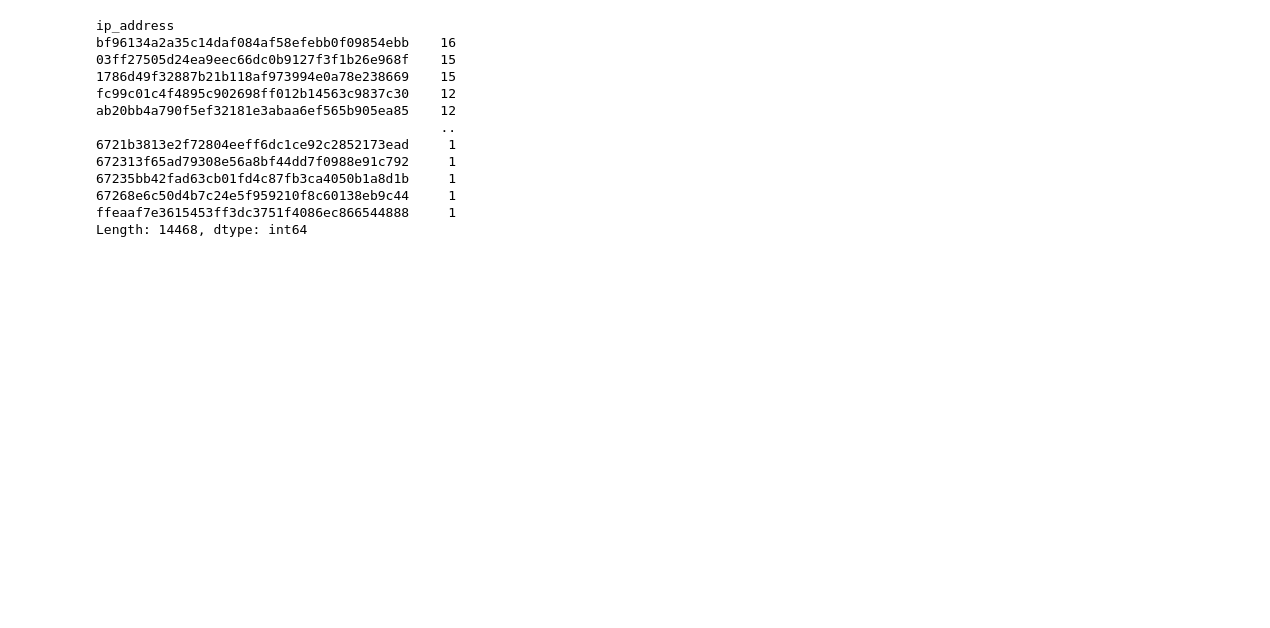
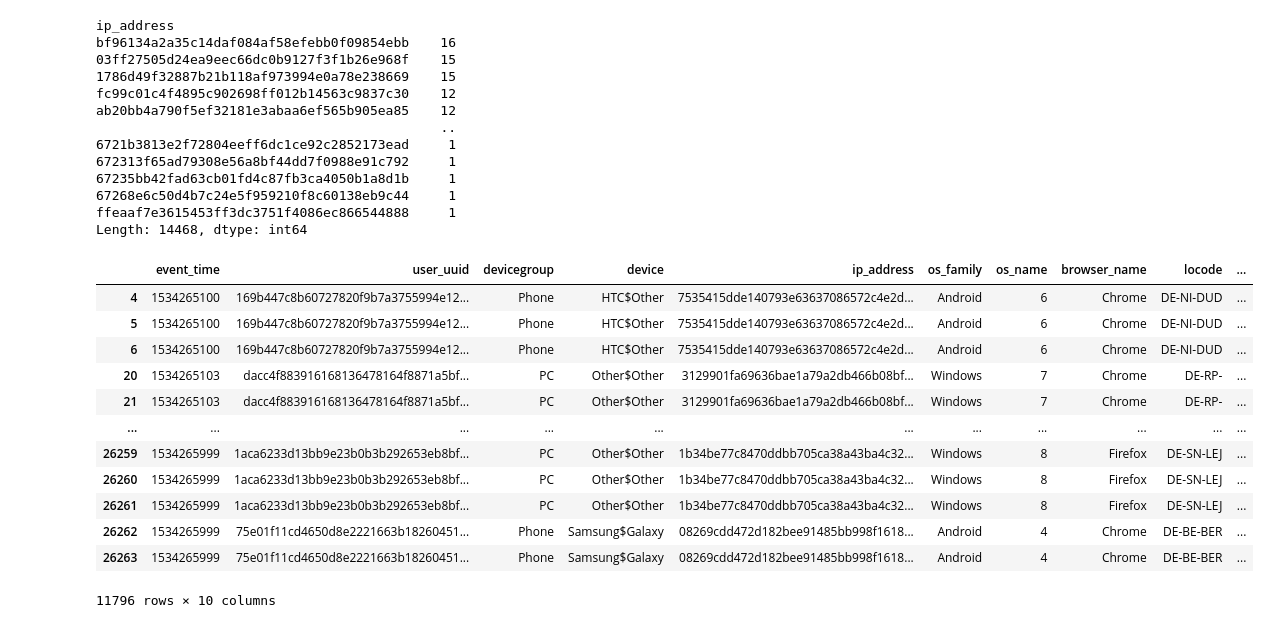
Before and after one commit to piotr-druzdzel/Graphs-for-Household-Devices, a Jupyter notebook: main.ipynb, the cells around one changed output. Drawn from its saved outputs; the diff is of its cells as text; code cells hidden in the pictures; blank space fills up the shorter version.

```diff
--- a/main.ipynb
+++ b/main.ipynb
@@ -282,3 +288,19 @@ ab20bb4a790f5ef32181e3abaa6ef565b905ea85    12
 67268e6c50d4b7c24e5f959210f8c60138eb9c44     1
 ffeaaf7e3615453ff3dc3751f4086ec866544888     1
 Length: 14468, dtype: int64
+# %%
+df[df.ip_address.duplicated()]
+# %% [output]
+|  | event_time | user_uuid | devicegroup | device | ip_address | os_family | os_name | browser_name | locode | ... |
+| 4 | 1534265100 | 169b447c8b60727820f9b7a3755994e12... | Phone | HTC$Other | 7535415dde140793e63637086572c4e2d... | Android | 6 | Chrome | DE-NI-DUD | ... |
+| 5 | 1534265100 | 169b447c8b60727820f9b7a3755994e12... | Phone | HTC$Other | 7535415dde140793e63637086572c4e2d... | Android | 6 | Chrome | DE-NI-DUD | ... |
+| 6 | 1534265100 | 169b447c8b60727820f9b7a3755994e12... | Phone | HTC$Other | 7535415dde140793e63637086572c4e2d... | Android | 6 | Chrome | DE-NI-DUD | ... |
+| 20 | 1534265103 | dacc4f883916168136478164f8871a5bf... | PC | Other$Other | 3129901fa69636bae1a79a2db466b08bf... | Windows | 7 | Chrome | DE-RP- | ... |
+| 21 | 1534265103 | dacc4f883916168136478164f8871a5bf... | PC | Other$Other | 3129901fa69636bae1a79a2db466b08bf... | Windows | 7 | Chrome | DE-RP- | ... |
+| ... | ... | ... | ... | ... | ... | ... | ... | ... | ... | ... |
+| 26259 | 1534265999 | 1aca6233d13bb9e23b0b3b292653eb8bf... | PC | Other$Other | 1b34be77c8470ddbb705ca38a43ba4c32... | Windows | 8 | Firefox | DE-SN-LEJ | ... |
+| 26260 | 1534265999 | 1aca6233d13bb9e23b0b3b292653eb8bf... | PC | Other$Other | 1b34be77c8470ddbb705ca38a43ba4c32... | Windows | 8 | Firefox | DE-SN-LEJ | ... |
+| 26261 | 1534265999 | 1aca6233d13bb9e23b0b3b292653eb8bf... | PC | Other$Other | 1b34be77c8470ddbb705ca38a43ba4c32... | Windows | 8 | Firefox | DE-SN-LEJ | ... |
+| 26262 | 1534265999 | 75e01f11cd4650d8e2221663b18260451... | Phone | Samsung$Galaxy | 08269cdd472d182bee91485bb998f1618... | Android | 4 | Chrome | DE-BE-BER | ... |
+| 26263 | 1534265999 | 75e01f11cd4650d8e2221663b18260451... | Phone | Samsung$Galaxy | 08269cdd472d182bee91485bb998f1618... | Android | 4 | Chrome | DE-BE-BER | ... |
+11796 rows × 10 columns
```
Also changed, not shown: parts of 4 cells of this notebook.
